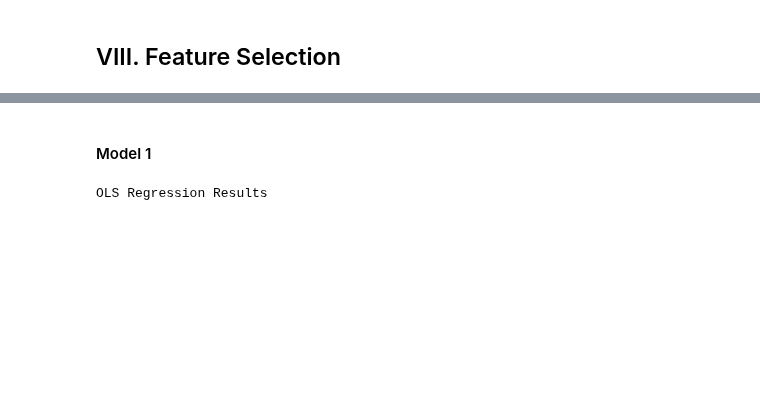
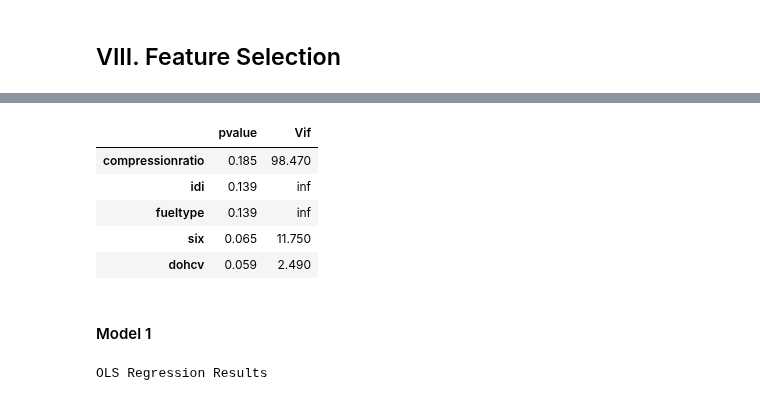
Before and after one commit to ab9bhatia/PythonScripts, a Jupyter notebook: projects/Linear regression/Regression.ipynb, the cells around one changed output, grey strips where cells are left out. Drawn from its saved outputs; the diff is of its cells as text; code cells hidden in the pictures; blank space fills up the shorter version.

```diff
--- a/projects/Linear regression/Regression.ipynb
+++ b/projects/Linear regression/Regression.ipynb
@@ -402,0 +406,16 @@ def feature_to_drop(model,SF=0.05,VF=1.5):
+# %%
+pvalue = model1.pvalues[model1.pvalues >= 0.05]
+pvalue = pd.DataFrame(pvalue,columns=['pvalue']).sort_values(by='pvalue',ascending=False)
+vif = vif_cal(vif_data).set_index('Var')
+matrix =pd.concat([pvalue,vif[vif.index.isin(pvalue.index)]['Vif']],axis=1)
+matrix = matrix[matrix.Vif >=2]
+matrix = matrix.sort_values(by='pvalue',ascending=False)
+len(matrix)
+matrix
+# %% [output]
+|  | pvalue | Vif |
+| compressionratio | 0.185 | 98.470 |
+| idi | 0.139 | inf |
+| fueltype | 0.139 | inf |
+| six | 0.065 | 11.750 |
+| dohcv | 0.059 | 2.490 |
```
Also changed, not shown: parts of 85 cells of this notebook.
